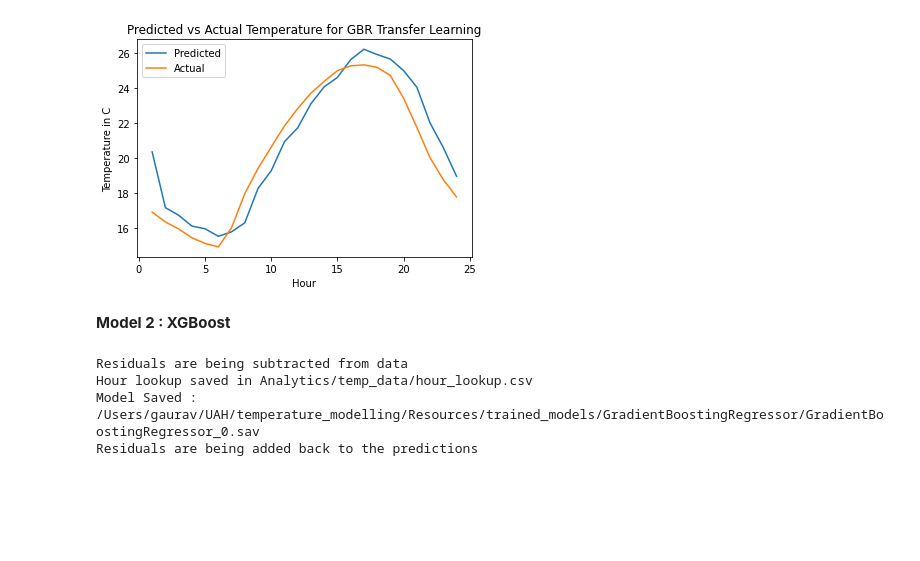
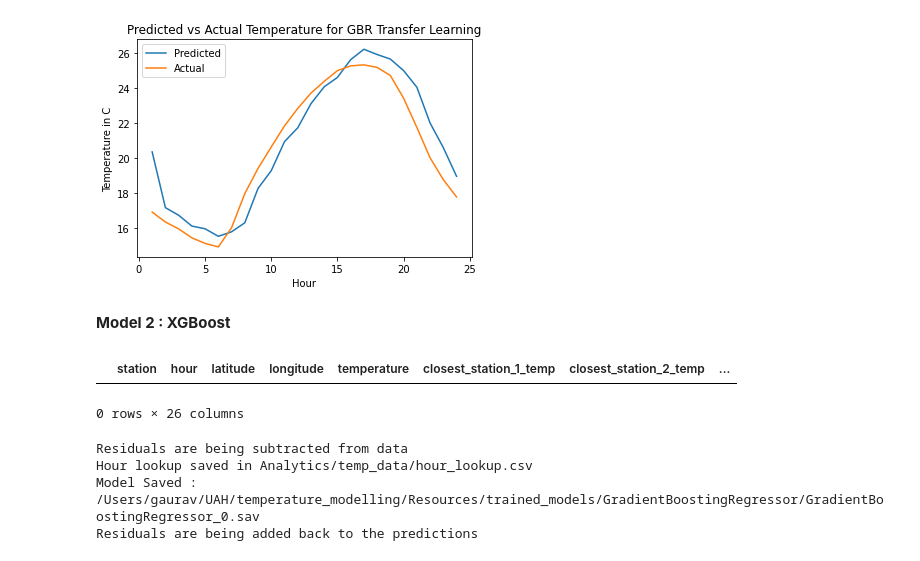
Before and after one commit to khatrigaurav/temperature_modelling, a Jupyter notebook: Analytics/00 Modeller.ipynb, the cells around one changed output. Saved outputs shown, nothing was run; the diff lists cells and outputs as text; code cells hidden in the pictures; blank space fills up the shorter version.

```diff
--- a/Analytics/00 Modeller.ipynb
+++ b/Analytics/00 Modeller.ipynb
@@ -368,6 +368,11 @@ new_grouped_data['delta_temp'] = new_grouped_data['temperature']-new_grouped_dat
 new_grouped_data['old_temperature'] = new_grouped_data['temperature']
 new_grouped_data['temperature'] = new_grouped_data['delta_temp']
 hour_lookup = new_grouped_data.groupby('hour')['old_temperature'].mean().reset_index()
+# %%
+grouped_data.query("station == 'KWIMADIS47'")
+# %% [output]
+|  | station | hour | latitude | longitude | temperature | closest_station_1_temp | closest_station_2_temp | ... |
+0 rows × 26 columns
 # %%
 ## Using June data
 from sklearn.ensemble import GradientBoostingRegressor as GBR
```
Also changed, not shown: parts of 4 cells of this notebook, 1 other file.
